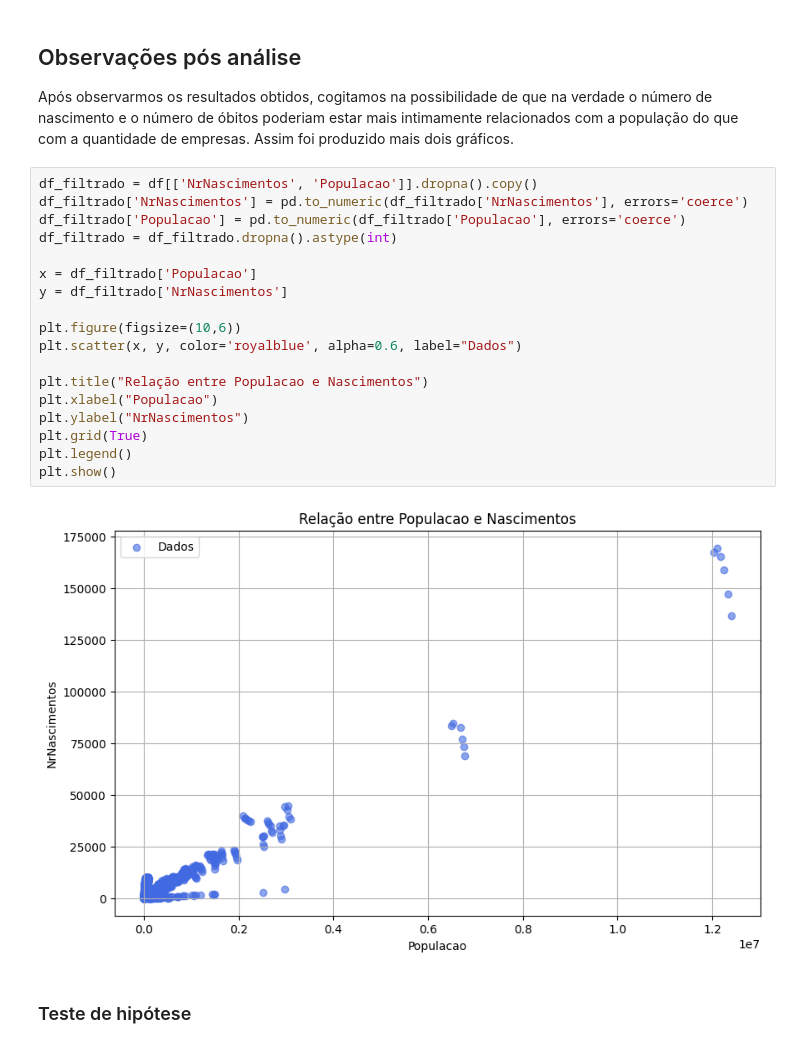
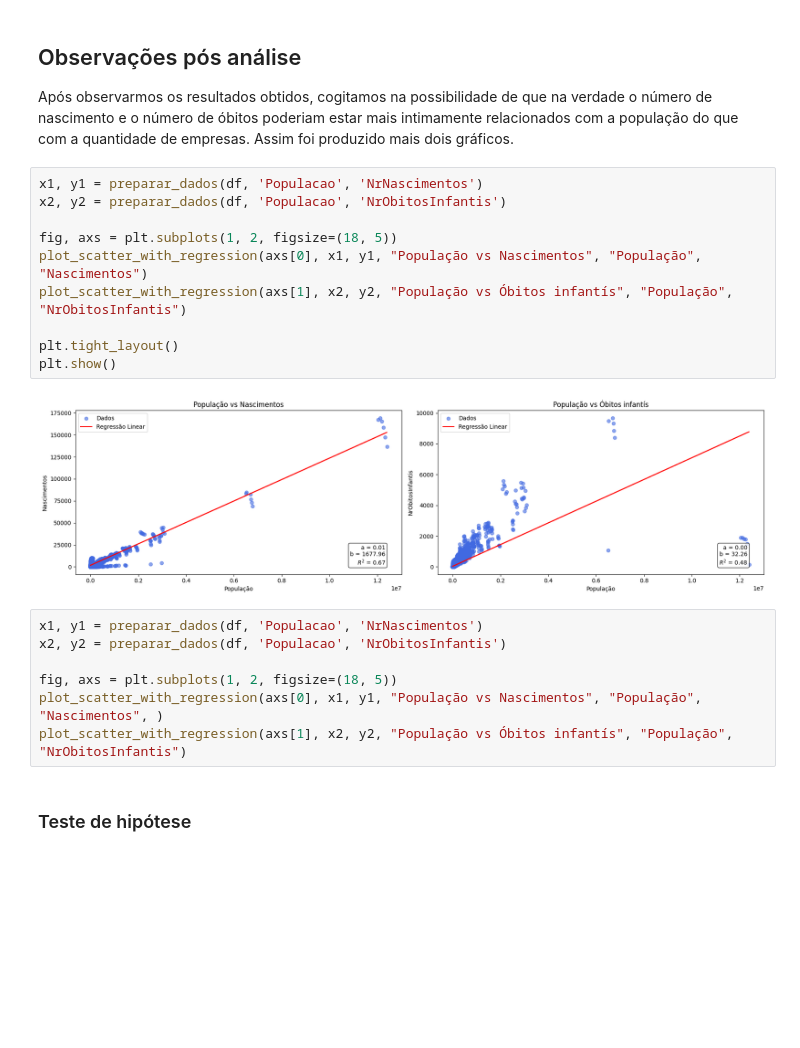
Before and after one commit to anaC-Fernandes/ProjetoDados, a Jupyter notebook: Notebooks/Dataset_Economia.ipynb, the cells around one changed output. Cells and saved outputs as stored; diff of their text form; blank space fills up the shorter version.

```diff
--- a/Notebooks/Dataset_Economia.ipynb
+++ b/Notebooks/Dataset_Economia.ipynb
@@ -520,26 +482,25 @@ A análise das regras de associação entre a faixa de empresas e a faixa de ób
 # %% [markdown]
 ## Observações pós análise
 Após observarmos os resultados obtidos, cogitamos na possibilidade de que na verdade o número de nascimento e o número de óbitos poderiam estar mais intimamente relacionados com a população do que com a quantidade de empresas. Assim foi produzido mais dois gráficos.
-# %%
-df_filtrado = df[['NrNascimentos', 'Populacao']].dropna().copy()
-df_filtrado['NrNascimentos'] = pd.to_numeric(df_filtrado['NrNascimentos'], errors='coerce')
-df_filtrado['Populacao'] = pd.to_numeric(df_filtrado['Populacao'], errors='coerce')
-df_filtrado = df_filtrado.dropna().astype(int)
-
-x = df_filtrado['Populacao']
-y = df_filtrado['NrNascimentos']
-
-plt.figure(figsize=(10,6))
-plt.scatter(x, y, color='royalblue', alpha=0.6, label="Dados")
-
-plt.title("Relação entre Populacao e Nascimentos")
-plt.xlabel("Populacao")
-plt.ylabel("NrNascimentos")
-plt.grid(True)
-plt.legend()
-plt.show()
-# %% [output]
-[figure, removed]
+# %%
+x1, y1 = preparar_dados(df, 'Populacao', 'NrNascimentos')
+x2, y2 = preparar_dados(df, 'Populacao', 'NrObitosInfantis')
+
+fig, axs = plt.subplots(1, 2, figsize=(18, 5))
+plot_scatter_with_regression(axs[0], x1, y1, "População vs Nascimentos", "População", "Nascimentos")
+plot_scatter_with_regression(axs[1], x2, y2, "População vs Óbitos infantís", "População", "NrObitosInfantis")
+
+plt.tight_layout()
+plt.show()
+# %% [output]
+[figure, added]
+# %%
+x1, y1 = preparar_dados(df, 'Populacao', 'NrNascimentos')
+x2, y2 = preparar_dados(df, 'Populacao', 'NrObitosInfantis')
+
+fig, axs = plt.subplots(1, 2, figsize=(18, 5))
+plot_scatter_with_regression(axs[0], x1, y1, "População vs Nascimentos", "População", "Nascimentos", )
+plot_scatter_with_regression(axs[1], x2, y2, "População vs Óbitos infantís", "População", "NrObitosInfantis")
 # %% [markdown]
 ### Teste de hipótese
 # %%
```
Also changed, not shown: parts of 31 cells of this notebook.
